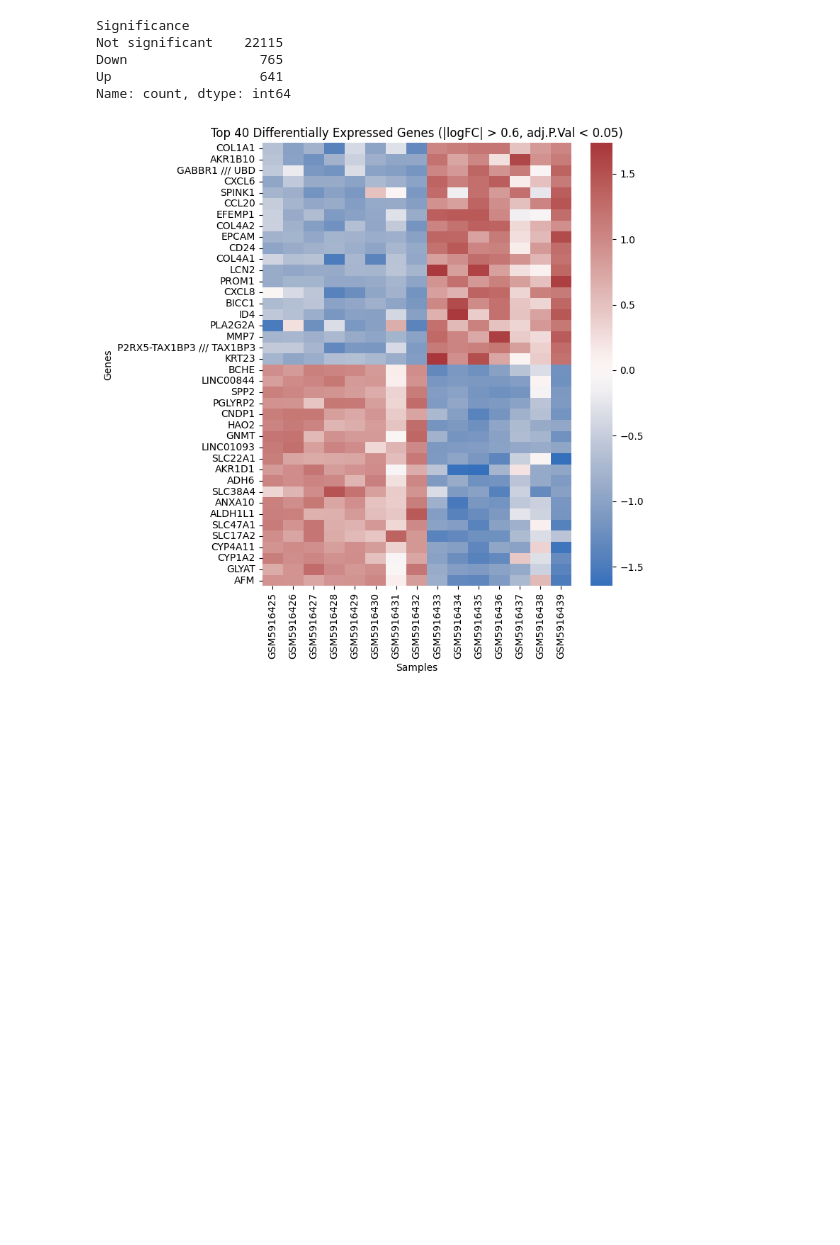
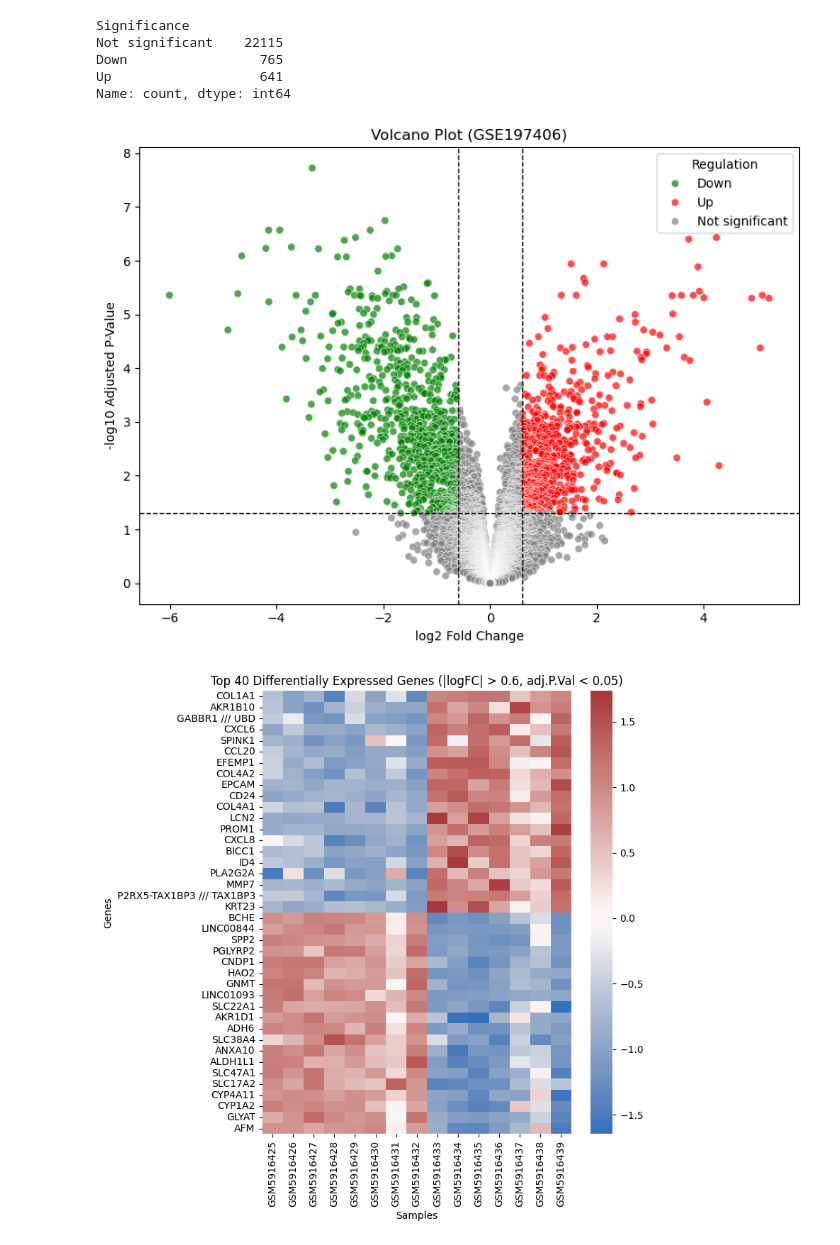
Before and after one commit to arunmhh/codeforytv, a Jupyter notebook: script/gse197406_pydegseq.ipynb, the cells around one changed output. Cells and saved outputs as stored; diff of their text form; code cells hidden in the pictures; blank space fills up the shorter version.

```diff
--- a/script/gse197406_pydegseq.ipynb
+++ b/script/gse197406_pydegseq.ipynb
@@ -282,6 +358,42 @@ Not significant    22115
 Down                 765
 Up                   641
 Name: count, dtype: int64
+# %%
+import matplotlib.pyplot as plt
+import seaborn as sns
+import numpy as np
+
+# Prepare data
+deg_annotated['minus_log10_adjP'] = -np.log10(deg_annotated['adj.P.Val'])
+
+# Plot
+plt.figure(figsize=(8,6))
+sns.scatterplot(
+    data=deg_annotated,
+    x='logFC',
+    y='minus_log10_adjP',
+    hue='Significance',
+    palette={'Up': 'red', 'Down': 'green', 'Not significant': 'grey'},
+    alpha=0.7
+)
+
+# Threshold lines
+plt.axhline(-np.log10(pval_cutoff), color='black', linestyle='--', linewidth=1)
+plt.axvline(logFC_up, color='black', linestyle='--', linewidth=1)
+plt.axvline(logFC_down, color='black', linestyle='--', linewidth=1)
+
+plt.title("Volcano Plot (GSE197406)")
+plt.xlabel("log2 Fold Change")
+plt.ylabel("-log10 Adjusted P-Value")
+plt.legend(title='Regulation')
+plt.tight_layout()
+
+# ✅ Save before showing
+plt.savefig("../plots/volcano_plot.png", dpi=300, bbox_inches='tight')
+
+plt.show()
+# %% [output]
+[figure, added]
 # %%
 # Select top 20 up and 20 down genes
 top_up = deg_annotated.query("Significance == 'Up'").nlargest(20, 'logFC')
```
Also changed, not shown: parts of 7 cells of this notebook, 2 other files.
